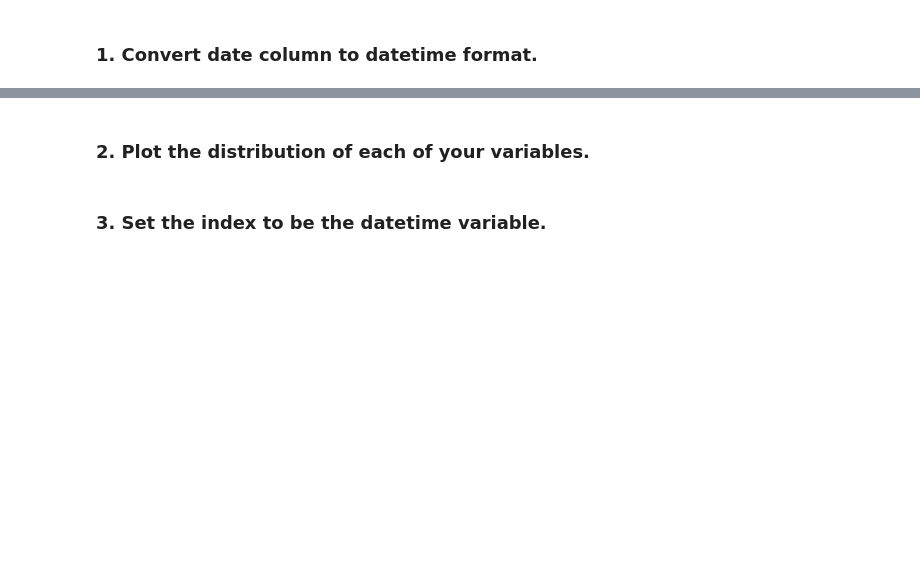
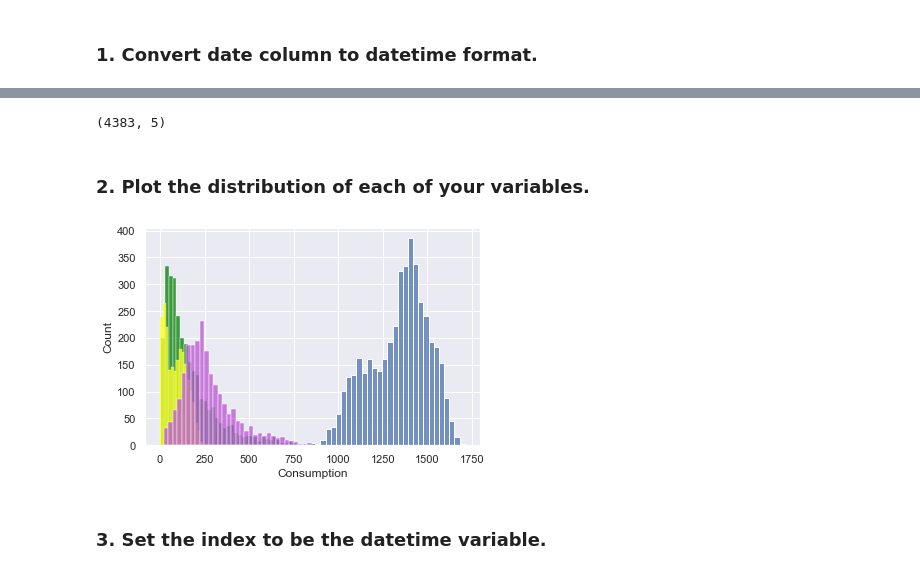
Before and after one commit to jeffakins/time_series, a Jupyter notebook: prepare_exercises.ipynb, the cells around one changed output, grey strips where cells are left out. Cells and saved outputs as stored; diff of their text form; code cells hidden in the pictures; blank space fills up the shorter version.

```diff
--- a/prepare_exercises.ipynb
+++ b/prepare_exercises.ipynb
@@ -99,3 +100,5 @@ store_df.groupby('item_id').sum()
 # Save in prepare.py
 # %% [markdown]
 ## Using the OPS data acquired in the Acquire exercises opsd_germany_daily.csv, complete the following:
+# %%
+open_power = pd.read_csv('https://raw.githubusercontent.com/jenfly/opsd/master/opsd_germany_daily.csv')
@@ -102,2 +114,4 @@ store_df.groupby('item_id').sum()
 # %% [markdown]
 ### 1. Convert date column to datetime format.
+# %%
+open_power.Date = pd.to_datetime(open_power.Date)
@@ -104,4 +142,20 @@ store_df.groupby('item_id').sum()
+# %%
+open_power.shape
+# %% [output]
+(4383, 5)
 # %% [markdown]
 ### 2. Plot the distribution of each of your variables.
+# %%
+sns.set_theme(style="darkgrid")
+
+
+sns.histplot(open_power, x="Consumption")
+sns.histplot(open_power, x="Wind", color='Green')
+sns.histplot(open_power, x="Solar", color='Yellow')
+sns.histplot(open_power, x="Wind+Solar", color='mediumorchid')
+
+plt.show()
+# %% [output]
+[figure, added]
 # %% [markdown]
 ### 3. Set the index to be the datetime variable.
```
Also changed, not shown: parts of 6 cells of this notebook.
